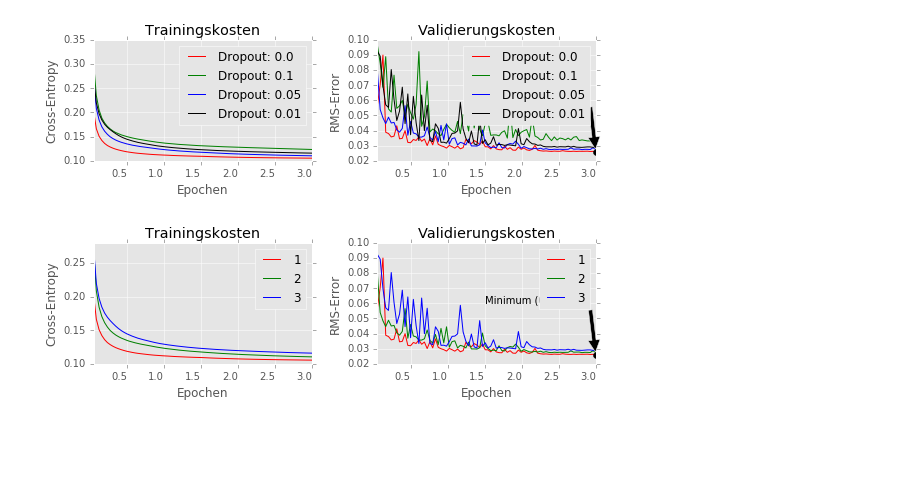
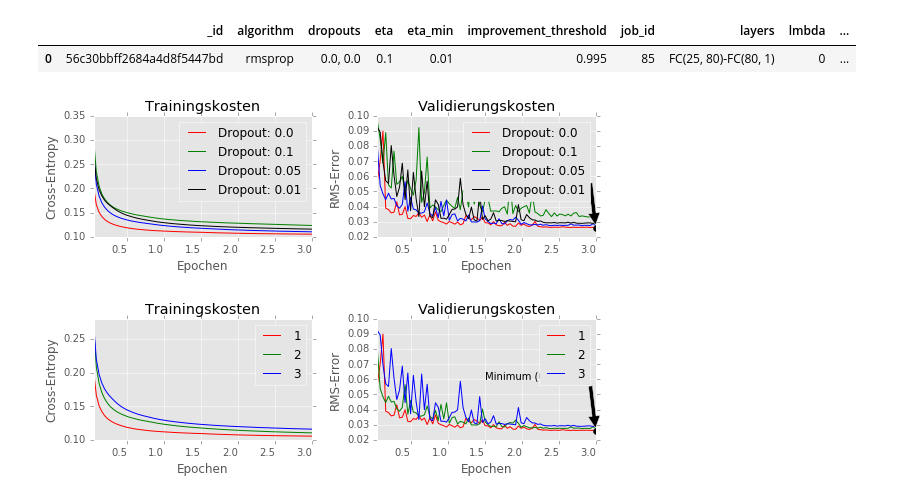
Before and after one commit to codingluke/ba-thesis-code, a Jupyter notebook: notebooks/hidden_unit.ipynb, the cells around one changed output. Cells and saved outputs as stored; diff of their text form; code cells hidden in the pictures; blank space fills up the shorter version.

```diff
--- a/notebooks/hidden_unit.ipynb
+++ b/notebooks/hidden_unit.ipynb
@@ -13,8 +10,13 @@ The autoreload extension is already loaded. To reload it, use:
 from metric import MetricRecorder, MetricReader, plt
 import matplotlib.patches as mpatches
 # %%
-mr = MetricReader(config_dir_path='../src/simple.json')
-m = MetricRecorder(config_dir_path='../src/simple.json')
+mr = MetricReader(config_dir_path='../training/no_spearmint/simple.json')
+m = MetricRecorder(config_dir_path='../training/no_spearmint/simple.json')
+# %%
+mr.get_job_metadata(85)
+# %% [output]
+|  | _id | algorithm | dropouts | eta | eta_min | improvement_threshold | job_id | layers | lmbda | ... |
+| 0 | 56c30bbff2684a4d8f5447bd | rmsprop | 0.0, 0.0 | 0.1 | 0.01 | 0.995 | 85 | FC(25, 80)-FC(80, 1) | 0 | ... |
 # %%
 mr.compair_plot([43,47,52, 51],
                  colors=['r', 'g', 'b', 'k'],
```
Also changed, not shown: parts of 1 cell of this notebook, 5 other files.
